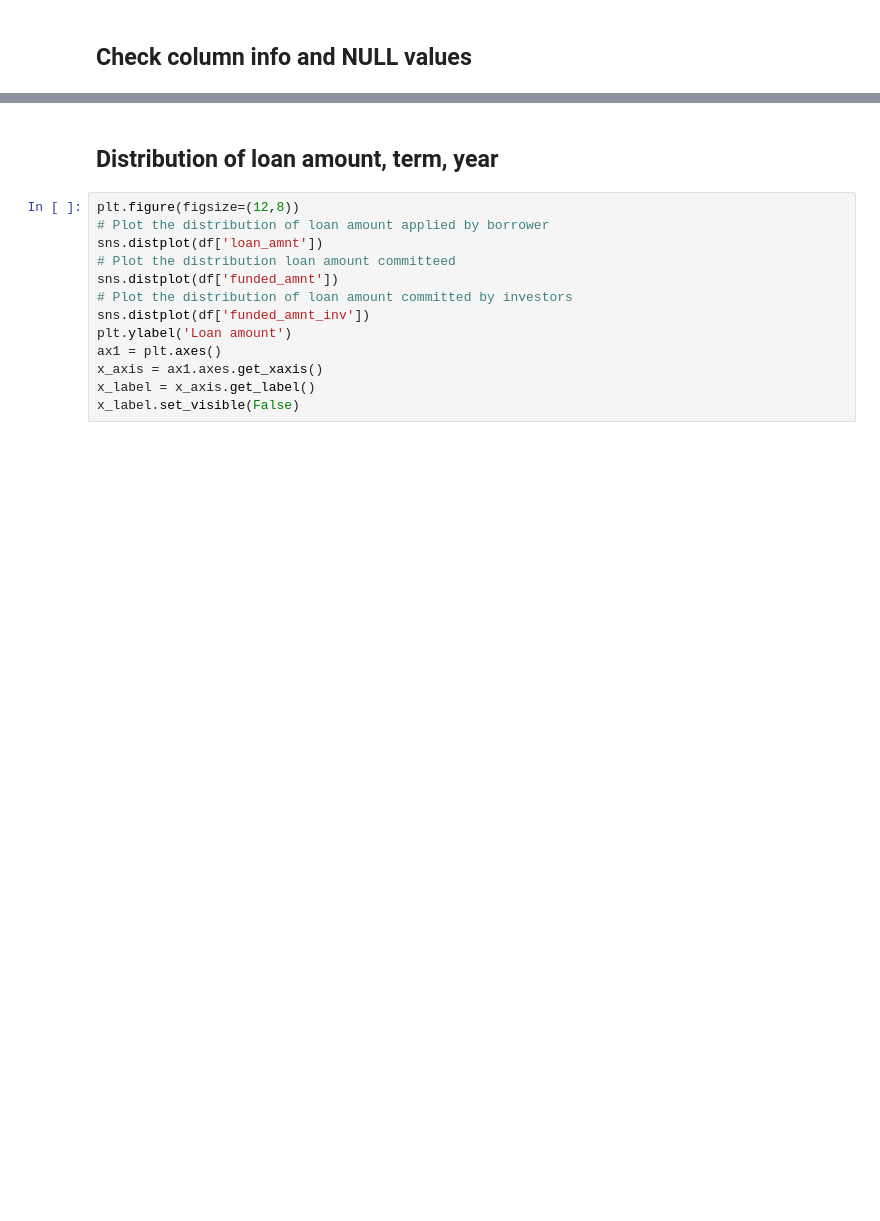
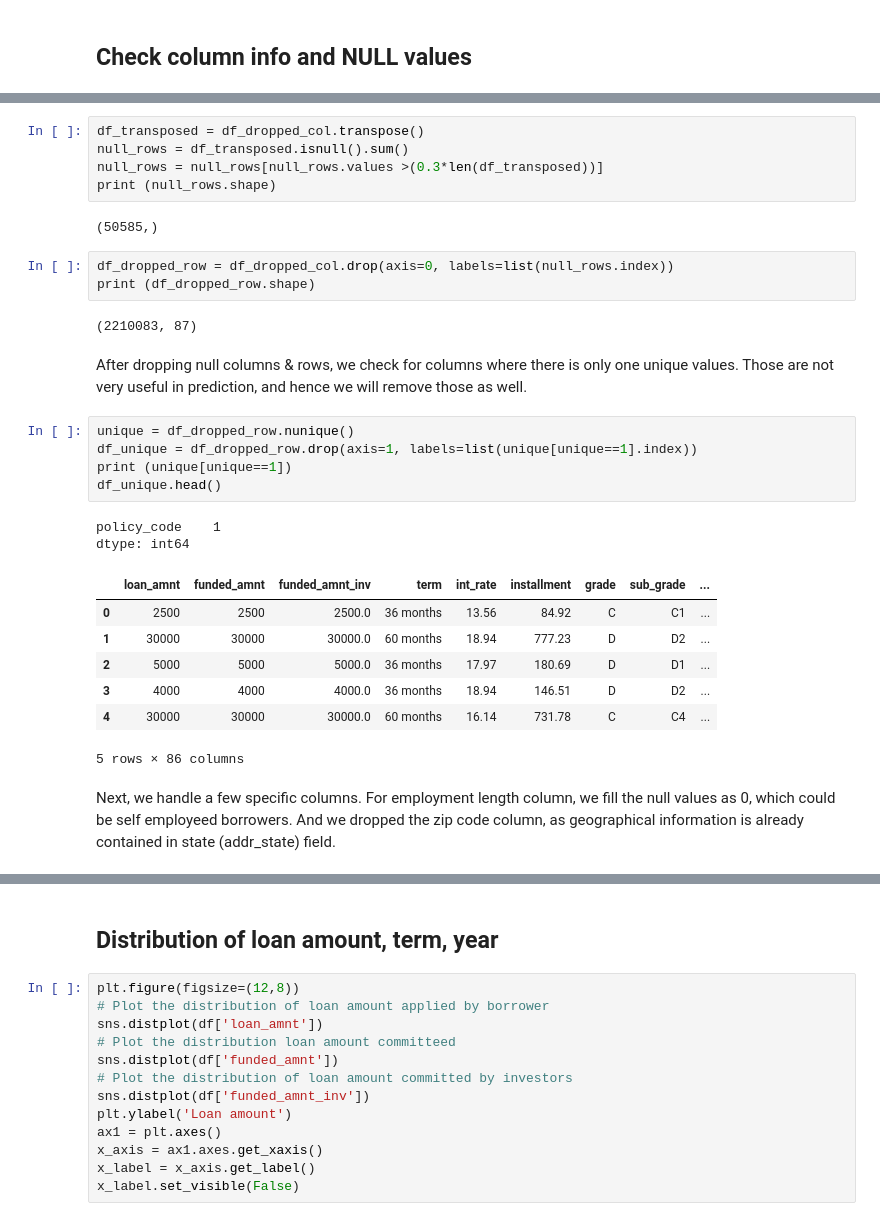
Before and after one commit to chihongtao91/loan_prediction, a Jupyter notebook: data_exploration.ipynb, the cells around one changed output, grey strips where cells are left out. Drawn from its saved outputs; the diff is of its cells as text; blank space fills up the shorter version.

```diff
--- a/data_exploration.ipynb
+++ b/data_exploration.ipynb
@@ -40,0 +94,31 @@ memory usage: 2.5+ GB
+# %%
+df_transposed = df_dropped_col.transpose()
+null_rows = df_transposed.isnull().sum()
+null_rows = null_rows[null_rows.values >(0.3*len(df_transposed))]
+print (null_rows.shape)
+# %% [output]
+(50585,)
+# %%
+df_dropped_row = df_dropped_col.drop(axis=0, labels=list(null_rows.index))
+print (df_dropped_row.shape)
+# %% [output]
+(2210083, 87)
+# %% [markdown]
+After dropping null columns & rows, we check for columns where there is only one unique values. Those are not very useful in prediction, and hence we will remove those as well.
+# %%
+unique = df_dropped_row.nunique()
+df_unique = df_dropped_row.drop(axis=1, labels=list(unique[unique==1].index))
+print (unique[unique==1])
+df_unique.head()
+# %% [output]
+policy_code    1
+dtype: int64
+|  | loan_amnt | funded_amnt | funded_amnt_inv | term | int_rate | installment | grade | sub_grade | ... |
+| 0 | 2500 | 2500 | 2500.0 | 36 months | 13.56 | 84.92 | C | C1 | ... |
+| 1 | 30000 | 30000 | 30000.0 | 60 months | 18.94 | 777.23 | D | D2 | ... |
+| 2 | 5000 | 5000 | 5000.0 | 36 months | 17.97 | 180.69 | D | D1 | ... |
+| 3 | 4000 | 4000 | 4000.0 | 36 months | 18.94 | 146.51 | D | D2 | ... |
+| 4 | 30000 | 30000 | 30000.0 | 60 months | 16.14 | 731.78 | C | C4 | ... |
+5 rows × 86 columns
+# %% [markdown]
+Next, we handle a few specific columns. For employment length column, we fill the null values as 0, which could be self employeed borrowers. And we dropped the zip code column, as geographical information is already contained in state (addr_state) field.
```
Also changed, not shown: parts of 15 cells of this notebook.
